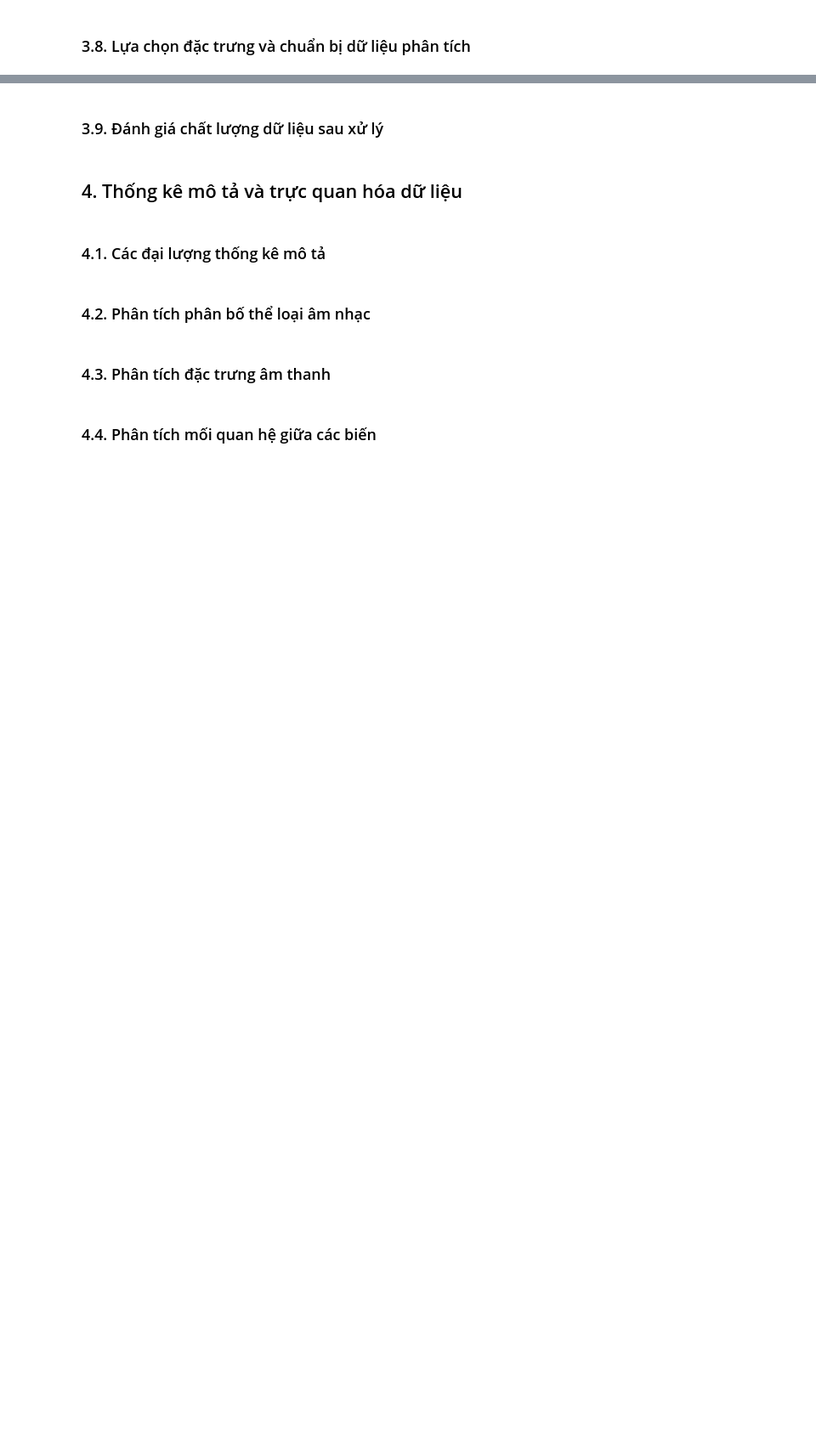
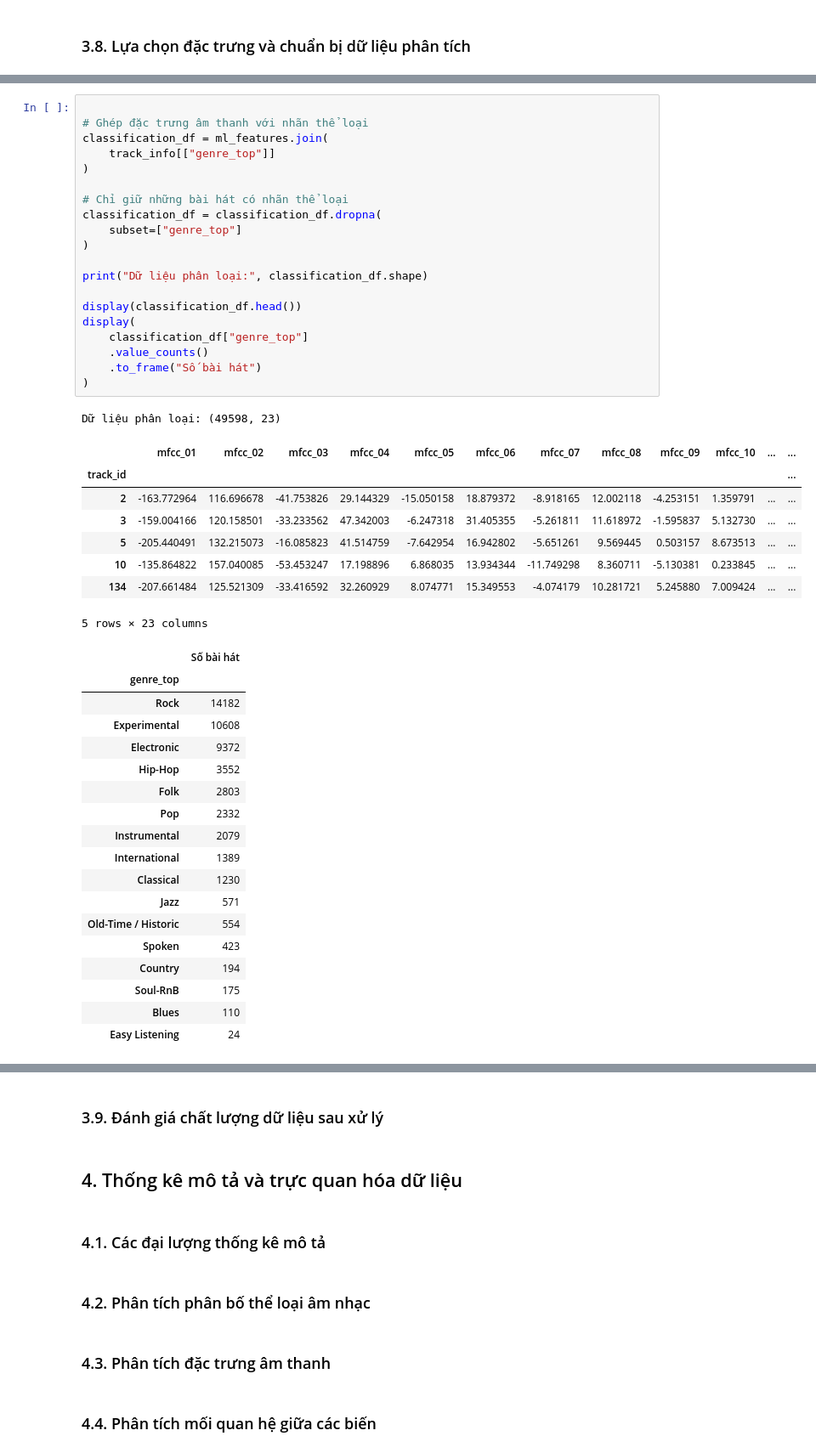
Before and after one commit to 1amBlake/fma-music-analysis-iuh, a Jupyter notebook: notebooks/fma_music_analysis.ipynb, the cells around one changed output, grey strips where cells are left out. Shown at 85% size. Saved outputs shown, nothing was run; the diff lists cells and outputs as text; blank space fills up the shorter version.

```diff
--- a/notebooks/fma_music_analysis.ipynb
+++ b/notebooks/fma_music_analysis.ipynb
@@ -1296,0 +1756,48 @@ Bên cạnh đó, việc kiểm tra các giá trị âm giúp phát hiện nhữ
+# %%
+
+# Ghép đặc trưng âm thanh với nhãn thể loại
+classification_df = ml_features.join(
+    track_info[["genre_top"]]
+)
+
+# Chỉ giữ những bài hát có nhãn thể loại
+classification_df = classification_df.dropna(
+    subset=["genre_top"]
+)
+
+print("Dữ liệu phân loại:", classification_df.shape)
+
+display(classification_df.head())
+display(
+    classification_df["genre_top"]
+    .value_counts()
+    .to_frame("Số bài hát")
+)
+# %% [output]
+Dữ liệu phân loại: (49598, 23)
+|  | mfcc_01 | mfcc_02 | mfcc_03 | mfcc_04 | mfcc_05 | mfcc_06 | mfcc_07 | mfcc_08 | mfcc_09 | mfcc_10 | ... | ... |
+| track_id |  |  |  |  |  |  |  |  |  |  |  | ... |
+| 2 | -163.772964 | 116.696678 | -41.753826 | 29.144329 | -15.050158 | 18.879372 | -8.918165 | 12.002118 | -4.253151 | 1.359791 | ... | ... |
+| 3 | -159.004166 | 120.158501 | -33.233562 | 47.342003 | -6.247318 | 31.405355 | -5.261811 | 11.618972 | -1.595837 | 5.132730 | ... | ... |
+| 5 | -205.440491 | 132.215073 | -16.085823 | 41.514759 | -7.642954 | 16.942802 | -5.651261 | 9.569445 | 0.503157 | 8.673513 | ... | ... |
+| 10 | -135.864822 | 157.040085 | -53.453247 | 17.198896 | 6.868035 | 13.934344 | -11.749298 | 8.360711 | -5.130381 | 0.233845 | ... | ... |
+| 134 | -207.661484 | 125.521309 | -33.416592 | 32.260929 | 8.074771 | 15.349553 | -4.074179 | 10.281721 | 5.245880 | 7.009424 | ... | ... |
+5 rows × 23 columns
+|  | Số bài hát |
+| genre_top |  |
+| Rock | 14182 |
+| Experimental | 10608 |
+| Electronic | 9372 |
+| Hip-Hop | 3552 |
+| Folk | 2803 |
+| Pop | 2332 |
+| Instrumental | 2079 |
+| International | 1389 |
+| Classical | 1230 |
+| Jazz | 571 |
+| Old-Time / Historic | 554 |
+| Spoken | 423 |
+| Country | 194 |
+| Soul-RnB | 175 |
+| Blues | 110 |
+| Easy Listening | 24 |
```
Also changed, not shown: parts of 60 cells of this notebook.
